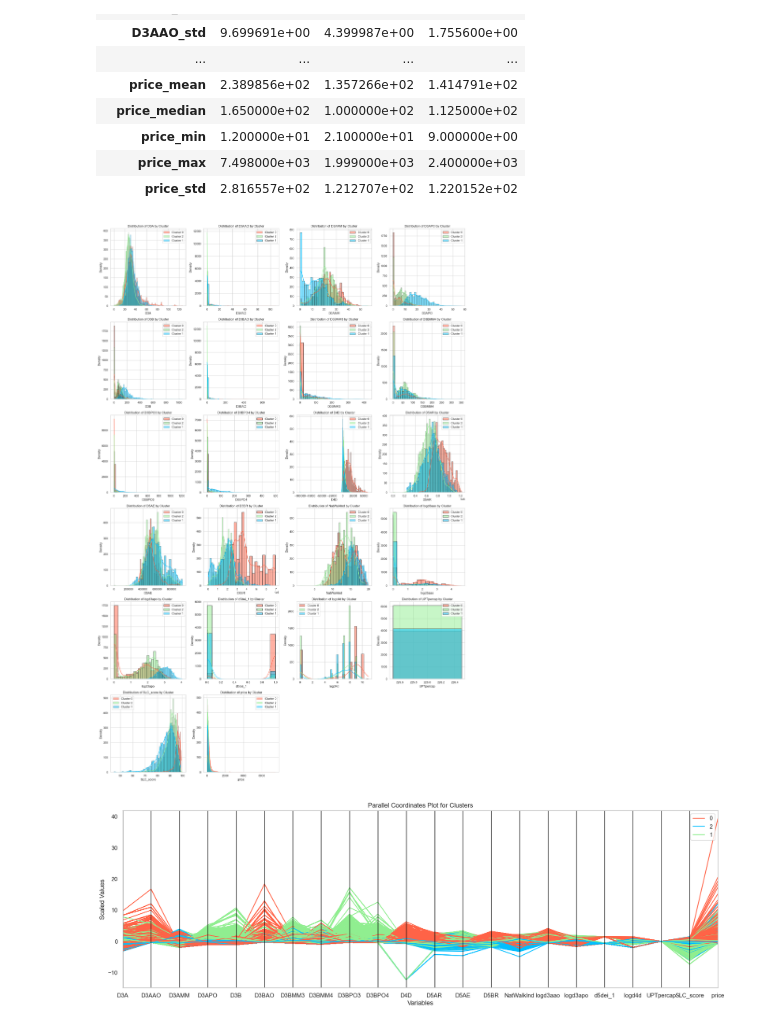
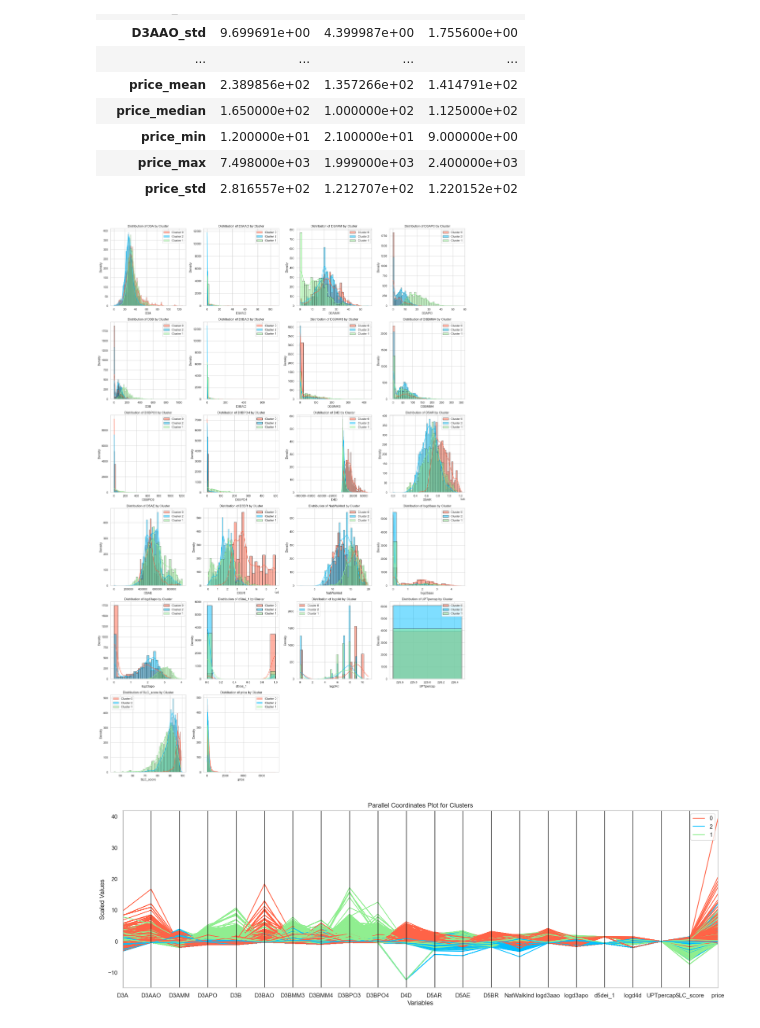
Before and after one commit to colorpool/7033ML_Final, a Jupyter notebook: transportation.ipynb, the cells around one changed output. Saved outputs shown, nothing was run; the diff lists cells and outputs as text; code cells hidden in the pictures.

```diff
--- a/transportation.ipynb
+++ b/transportation.ipynb
@@ -176,32 +171,32 @@ cmap = mcolors.ListedColormap(cluster_colors)
 data = Keans_data  # DataFrame
 clusters = data['Cluster'].unique()  # get labels
 
-colors = {0: 'tomato', 1: 'deepskyblue', 2: 'lightgreen'}
+colors = {0: 'tomato', 1: 'lightgreen', 2: 'deepskyblue'}
 # plot
 sns.set(style="whitegrid")
 
 num_columns = data.drop(['Cluster'], axis=1).shape[1]  # get col num
 num_rows = (num_columns + 3) // 4
 fig, axes = plt.subplots(nrows=num_rows, ncols=4, figsize=(20, 5 * num_rows))  # create subfig
 
 for idx, column in enumerate(data.columns.drop('Cluster')):
     row_idx = idx // 4
     col_idx = idx % 4
     ax = axes[row_idx, col_idx]
     for cluster in clusters:
         subset = data[data['Cluster'] == cluster][column]
         sns.histplot(subset, kde=True, color=colors[cluster], ax=ax, alpha=0.5, edgecolor='k',
                      label=f'Cluster {cluster}')
     ax.set_title(f'Distribution of {column} by Cluster')
     ax.set_xlabel(column)
     ax.set_ylabel('Density')
     ax.legend()
 
 if num_rows > 1:
     for idx in range(num_columns % 4, 4):
         fig.delaxes(axes[num_rows - 1, idx])
 
 plt.tight_layout()
 plt.show()
 # %% [output]
-[figure, old version]
+[figure, new version]
```
Also changed, not shown: parts of 4 cells of this notebook.
